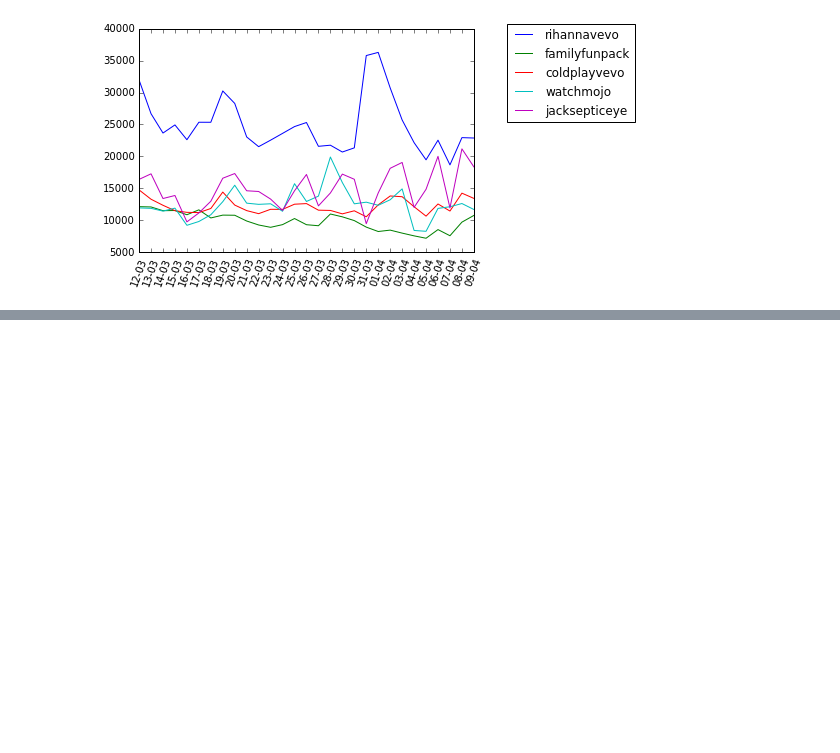
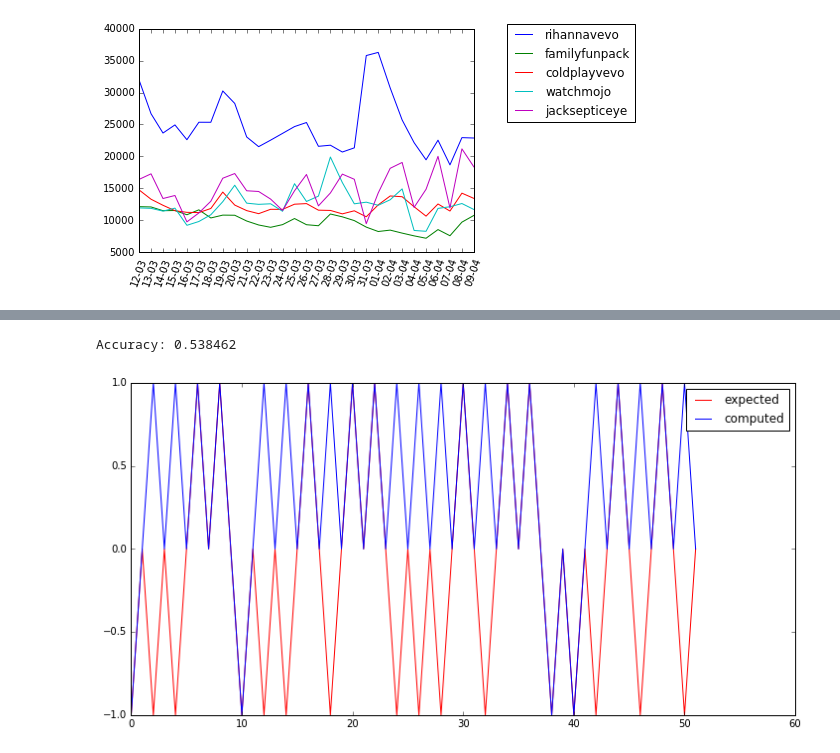
Before and after one commit to scoiatael/MSIwZiSP, a Jupyter notebook: data_manipulation.ipynb, the cells around one changed output, grey strips where cells are left out. Cells and saved outputs as stored; diff of their text form; code cells hidden in the pictures; blank space fills up the shorter version.

```diff
--- a/data_manipulation.ipynb
+++ b/data_manipulation.ipynb
@@ -149,0 +78,5 @@ plot_results(test_scaled)
+# %%
+plot_results(predict_fn, test)
+# %% [output]
+Accuracy: 0.538462
+[figure, added]
```
Also changed, not shown: parts of 22 cells of this notebook, 2 other files.
